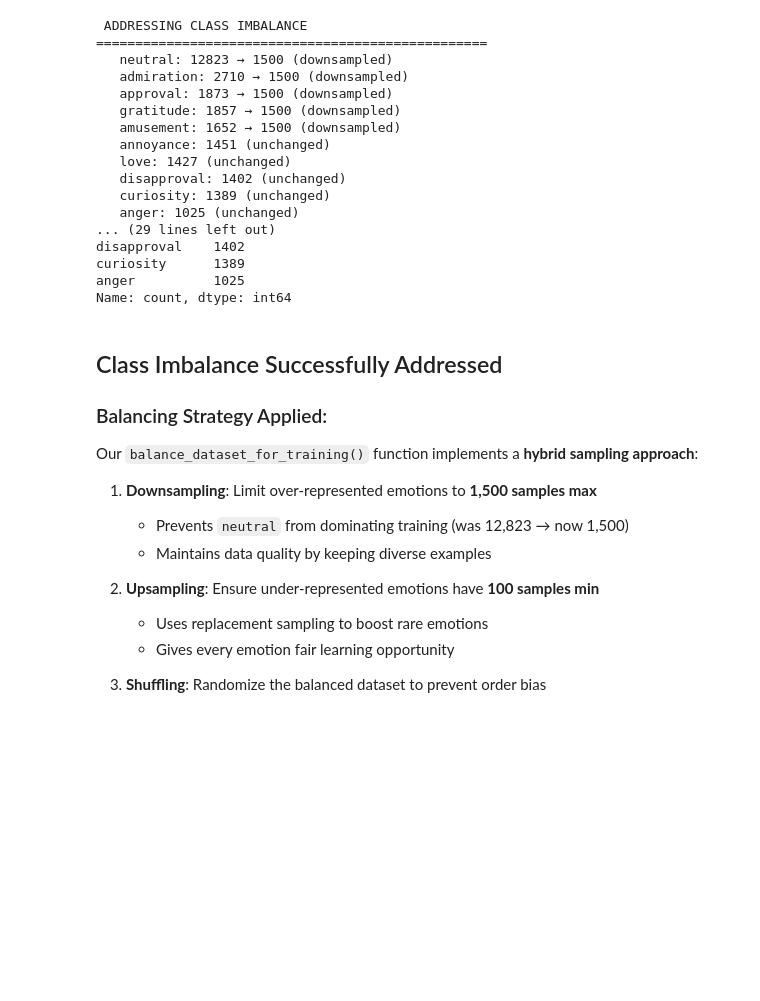
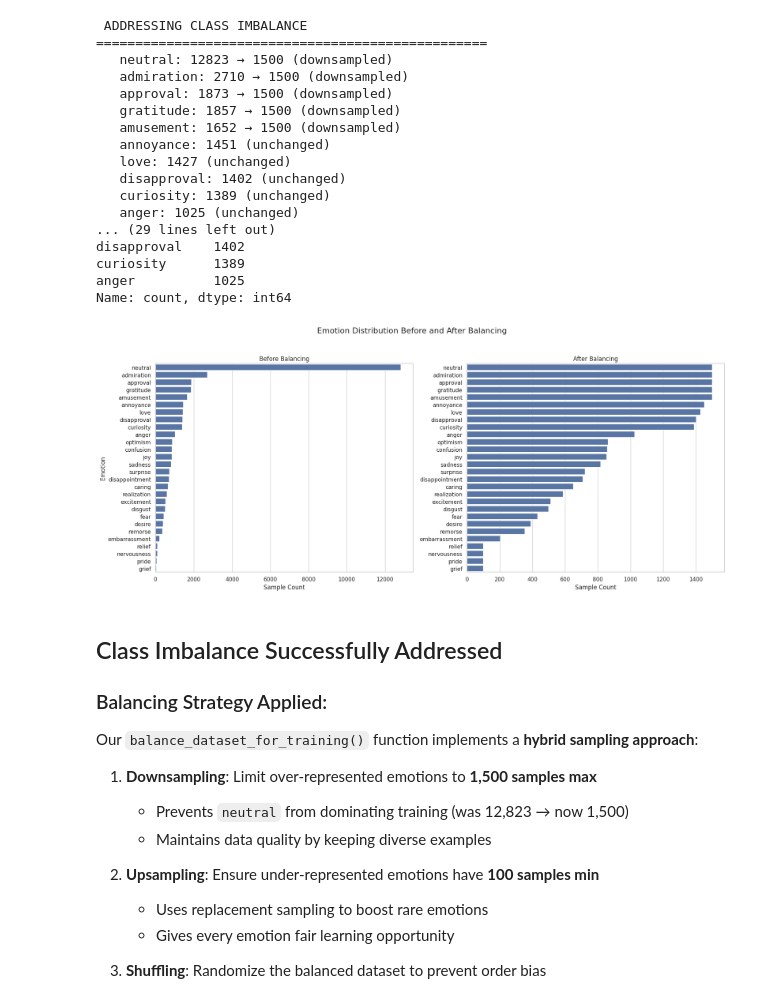
Before and after one commit to arishbukhari1/PerToon, a Jupyter notebook: scripts/2a_nlp_model_setup.ipynb, the cells around one changed output. Cells and saved outputs as stored; diff of their text form; code cells hidden in the pictures; blank space fills up the shorter version.

```diff
--- a/scripts/2a_nlp_model_setup.ipynb
+++ b/scripts/2a_nlp_model_setup.ipynb
@@ -330,6 +328,36 @@ disapproval    1402
 curiosity      1389
 anger          1025
 Name: count, dtype: int64
+# %%
+# Consistent style
+sns.set_theme(style="whitegrid")
+
+# Use the same order for both plots (based on the original df)
+order = df['mood'].value_counts().index.tolist()
+
+# Ensure balanced_df uses the same categorical order (keeps labels aligned even if some classes drop)
+balanced_df = balanced_df.copy()
+balanced_df['mood'] = pd.Categorical(balanced_df['mood'], categories=order, ordered=True)
+
+fig, axes = plt.subplots(1, 2, figsize=(18, 8))
+fig.suptitle('Emotion Distribution Before and After Balancing', fontsize=16)
+
+# Before balancing
+sns.countplot(ax=axes[0], y=df['mood'], order=order)
+axes[0].set_title('Before Balancing')
+axes[0].set_xlabel('Sample Count')
+axes[0].set_ylabel('Emotion')
+
+# After balancing
+sns.countplot(ax=axes[1], y=balanced_df['mood'], order=order)
+axes[1].set_title('After Balancing')
+axes[1].set_xlabel('Sample Count')
+axes[1].set_ylabel('')
+
+plt.tight_layout(rect=[0, 0.03, 1, 0.95])
+plt.show()
+# %% [output]
+[figure, added]
 # %% [markdown]
 ## Class Imbalance Successfully Addressed
 
```
Also changed, not shown: parts of 14 cells of this notebook.
